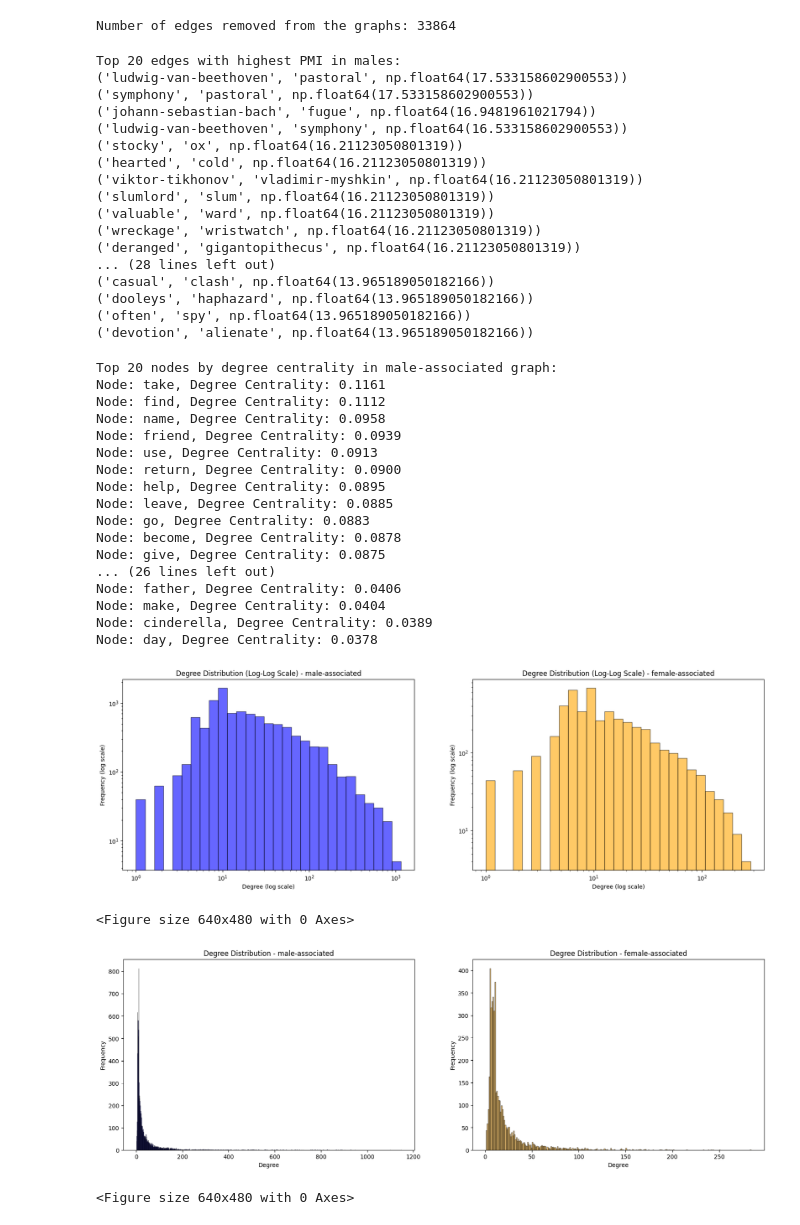
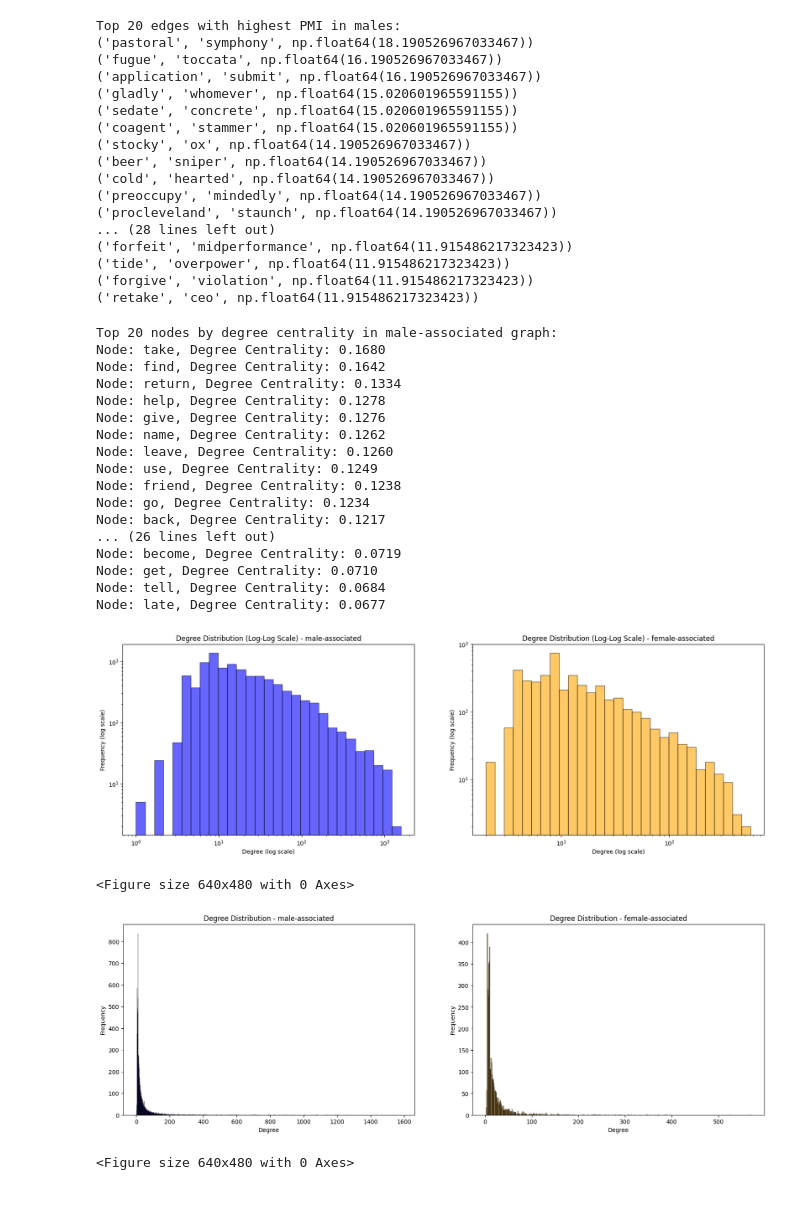
Before and after one commit to GermanButtiero/social_graph_assignment1, a Jupyter notebook: project/create_graph.ipynb, the cells around one changed output. Drawn from its saved outputs; the diff is of its cells as text; code cells hidden in the pictures.

```diff
--- a/project/create_graph.ipynb
+++ b/project/create_graph.ipynb
@@ -130,11 +76,7 @@ Number of edges in G_female_pmi: 44757
-# %%
-print(f"Number of edges removed from the graphs: {G_male.number_of_edges()-G_male_copy.number_of_edges()}")
-# %% [output]
-Number of edges removed from the graphs: 33864
 # %%
 # Top 20 edges with highest PMI
-top_20_pmi_male = sorted(G_male_copy.edges(data="pmi"), key=lambda x: x[2], reverse=True)[:20]
-top_20_pmi_female = sorted(G_female_copy.edges(data="pmi"), key=lambda x: x[2], reverse=True)[:20]
+top_20_pmi_male = sorted(G_male.edges(data="pmi"), key=lambda x: x[2], reverse=True)[:20]
+top_20_pmi_female = sorted(G_female.edges(data="pmi"), key=lambda x: x[2], reverse=True)[:20]
 
 print("Top 20 edges with highest PMI in males:" )
 for e in top_20_pmi_male:
@@ -145,22 +87,22 @@ for e_ in top_20_pmi_female:
     print(e_)
 # %% [output]
 Top 20 edges with highest PMI in males:
-('ludwig-van-beethoven', 'pastoral', np.float64(17.533158602900553))
-('symphony', 'pastoral', np.float64(17.533158602900553))
-('johann-sebastian-bach', 'fugue', np.float64(16.9481961021794))
-('ludwig-van-beethoven', 'symphony', np.float64(16.533158602900553))
-('stocky', 'ox', np.float64(16.21123050801319))
-('hearted', 'cold', np.float64(16.21123050801319))
-('viktor-tikhonov', 'vladimir-myshkin', np.float64(16.21123050801319))
-('slumlord', 'slum', np.float64(16.21123050801319))
-('valuable', 'ward', np.float64(16.21123050801319))
-('wreckage', 'wristwatch', np.float64(16.21123050801319))
-('deranged', 'gigantopithecus', np.float64(16.21123050801319))
+('pastoral', 'symphony', np.float64(18.190526967033467))
+('fugue', 'toccata', np.float64(16.190526967033467))
+('application', 'submit', np.float64(16.190526967033467))
+('gladly', 'whomever', np.float64(15.020601965591155))
+('sedate', 'concrete', np.float64(15.020601965591155))
+('coagent', 'stammer', np.float64(15.020601965591155))
+('stocky', 'ox', np.float64(14.190526967033467))
+('beer', 'sniper', np.float64(14.190526967033467))
+('cold', 'hearted', np.float64(14.190526967033467))
+('preoccupy', 'mindedly', np.float64(14.190526967033467))
+('procleveland', 'staunch', np.float64(14.190526967033467))
 ... (28 lines left out)
-('casual', 'clash', np.float64(13.965189050182166))
-('dooleys', 'haphazard', np.float64(13.965189050182166))
-('often', 'spy', np.float64(13.965189050182166))
-('devotion', 'alienate', np.float64(13.965189050182166))
+('forfeit', 'midperformance', np.float64(11.915486217323423))
+('tide', 'overpower', np.float64(11.915486217323423))
+('forgive', 'violation', np.float64(11.915486217323423))
+('retake', 'ceo', np.float64(11.915486217323423))
 # %%
 def top_20_by_degree_centrality(G, gender):
     degree_centrality = nx.degree_centrality(G)
@@ -169,53 +111,53 @@ def top_20_by_degree_centrality(G, gender):
     for node, centrality in sorted_nodes[:20]:
         print(f"Node: {node}, Degree Centrality: {centrality:.4f}")
 # %%
-top_20_by_degree_centrality(G_male_copy, "male")
-top_20_by_degree_centrality(G_female_copy, "female")
+top_20_by_degree_centrality(G_male, "male")
+top_20_by_degree_centrality(G_female, "female")
 # %% [output]
 Top 20 nodes by degree centrality in male-associated graph:
-Node: take, Degree Centrality: 0.1161
-Node: find, Degree Centrality: 0.1112
-Node: name, Degree Centrality: 0.0958
-Node: friend, Degree Centrality: 0.0939
-Node: use, Degree Centrality: 0.0913
-Node: return, Degree Centrality: 0.0900
-Node: help, Degree Centrality: 0.0895
-Node: leave, Degree Centrality: 0.0885
-Node: go, Degree Centrality: 0.0883
-Node: become, Degree Centrality: 0.0878
-Node: give, Degree Centrality: 0.0875
+Node: take, Degree Centrality: 0.1680
+Node: find, Degree Centrality: 0.1642
+Node: return, Degree Centrality: 0.1334
+Node: help, Degree Centrality: 0.1278
+Node: give, Degree Centrality: 0.1276
+Node: name, Degree Centrality: 0.1262
+Node: leave, Degree Centrality: 0.1260
+Node: use, Degree Centrality: 0.1249
+Node: friend, Degree Centrality: 0.1238
+Node: go, Degree Centrality: 0.1234
+Node: back, Degree Centrality: 0.1217
 ... (26 lines left out)
-Node: father, Degree Centrality: 0.0406
-Node: make, Degree Centrality: 0.0404
-Node: cinderella, Degree Centrality: 0.0389
-Node: day, Degree Centrality: 0.0378
+Node: become, Degree Centrality: 0.0719
+Node: get, Degree Centrality: 0.0710
+Node: tell, Degree Centrality: 0.0684
+Node: late, Degree Centrality: 0.0677
 # %%
 def plot_degree_dist_log(graph_male, graph_female):
     degrees_male = list(dict(graph_male.degree()).values())
     degrees_female = list(dict(graph_female.degree()).values())
 
     plt.figure(figsize=(20,6))
     plt.subplot(1, 2, 1)
     plt.hist(degrees_male, bins=np.logspace(np.log10(min(degrees_male)), np.log10(max(degrees_male)), 30), color='blue', alpha=0.6, edgecolor='black')
     plt.xscale('log')
     plt.yscale('log')
     plt.xlabel('Degree (log scale)')
     plt.ylabel('Frequency (log scale)')
     plt.title('Degree Distribution (Log-Log Scale) - male-associated')
 
     plt.subplot(1, 2, 2)
     plt.hist(degrees_female, bins=np.logspace(np.log10(min(degrees_female)), np.log10(max(degrees_female)), 30), color='orange', alpha=0.6, edgecolor='black')
     plt.xscale('log')
     plt.yscale('log')
     plt.xlabel('Degree (log scale)')
     plt.ylabel('Frequency (log scale)')
     plt.title('Degree Distribution (Log-Log Scale) - female-associated')
 
     plt.show()
-plot_degree_dist_log(G_male_copy,G_female_copy)
+plot_degree_dist_log(G_male,G_female)
 plt.savefig("plots/degree_distribution_log_log.png")
 # %% [output]
-[figure, old version]
+[figure, new version]
 <Figure size 640x480 with 0 Axes>
 # %%
 def plot_degree_dist(graph_male, graph_female):
@@ -244,9 +186,9 @@ def plot_degree_dist(graph_male, graph_female):
     plt.ylabel('Frequency')
     plt.show()
 
-plot_degree_dist(G_male_copy, G_female_copy)
+plot_degree_dist(G_male, G_female)
 plt.savefig("plots/degree_distribution.png")
 # %% [output]
-[figure, old version]
+[figure, new version]
 <Figure size 640x480 with 0 Axes>
 # %%
```
Also changed, not shown: parts of 17 cells of this notebook, 5 other files.
